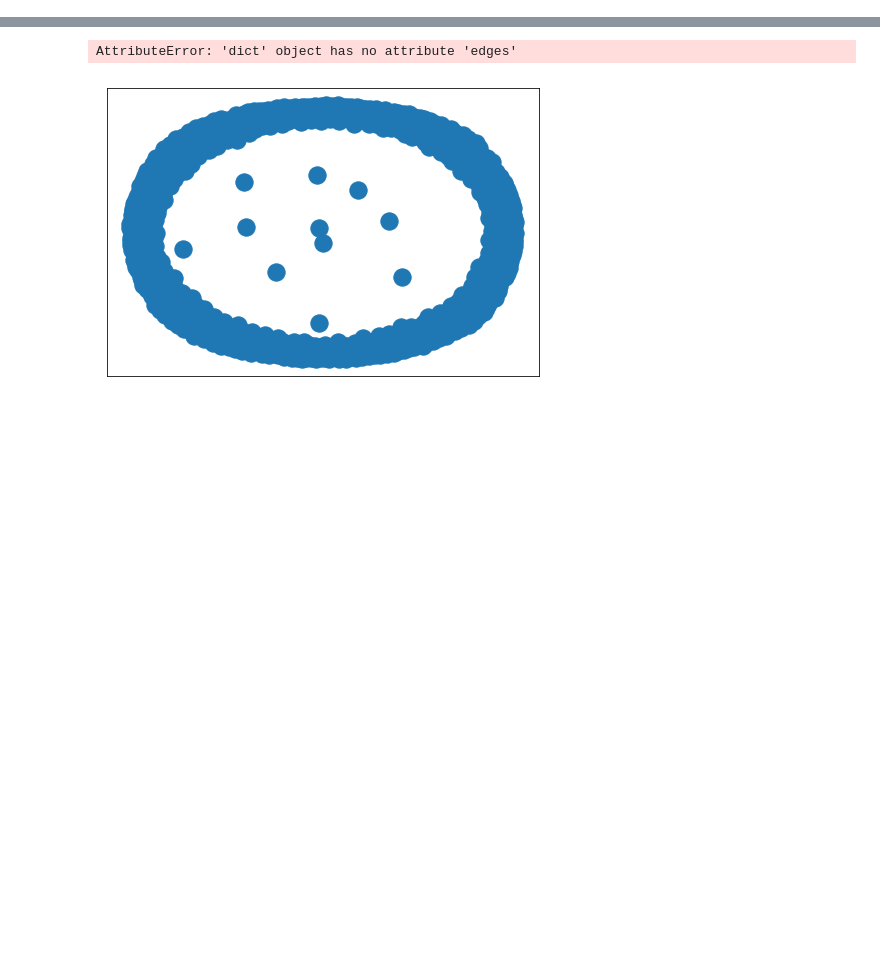
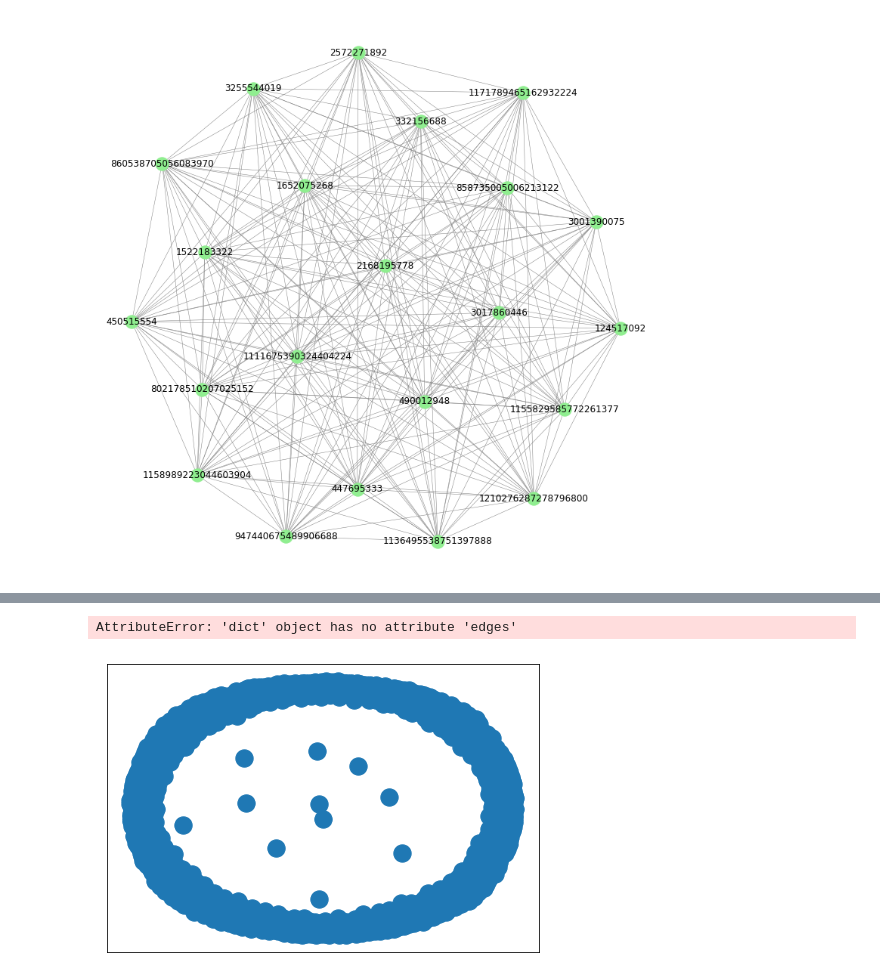
Before and after one commit to Bylka93/social-network-course, a Jupyter notebook: 5thtask.ipynb, the cells around one changed output, grey strips where cells are left out. Cells and saved outputs as stored; diff of their text form; code cells hidden in the pictures; blank space fills up the shorter version.

```diff
--- a/5thtask.ipynb
+++ b/5thtask.ipynb
@@ -31,0 +25,3 @@ plt.show()
+# %%
+cliqs = list(nx.find_cliques(G)) # All cliques
+cliqs = sorted(cliqs, key=len, reverse=True) # Sort from largest to smallest
@@ -31,0 +54,10 @@ plt.show()
+# %%
+clique_1st_graph = G.subgraph(cliqs[0]) # Largest clique
+clique_2nd_graph = G.subgraph(cliqs[1]) # Second largest
+clique_3rd_graph = G.subgraph(cliqs[2]) # Third largest
+# %%
+plt.rcParams['figure.figsize'] = (10, 10)
+nx.draw(clique_1st_graph, with_labels=True, width=0.5, node_color='lightgreen', edge_color='grey')
+plt.savefig("largest_clique.png")
+# %% [output]
+[figure, added]
```
Also changed, not shown: parts of 5 cells of this notebook.
